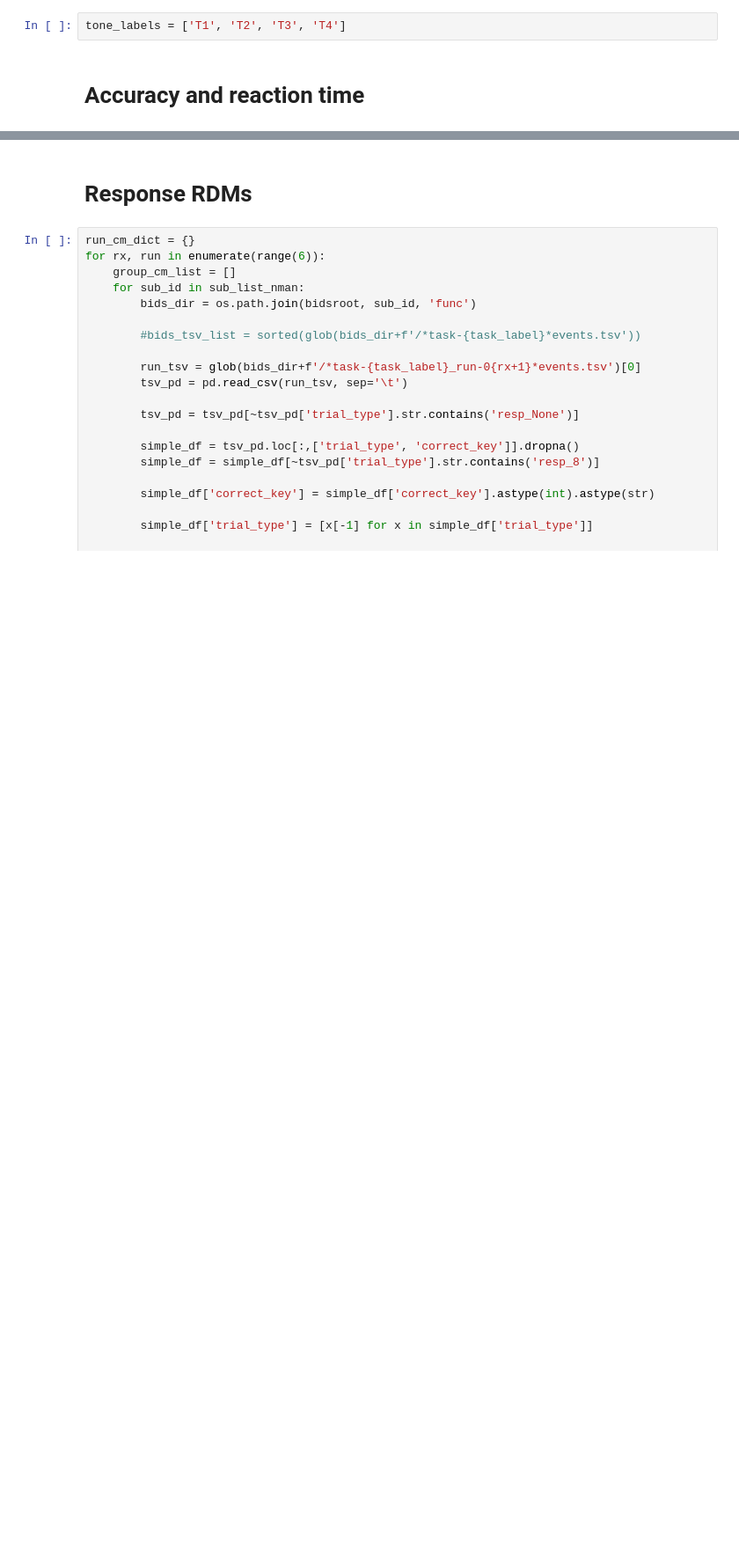
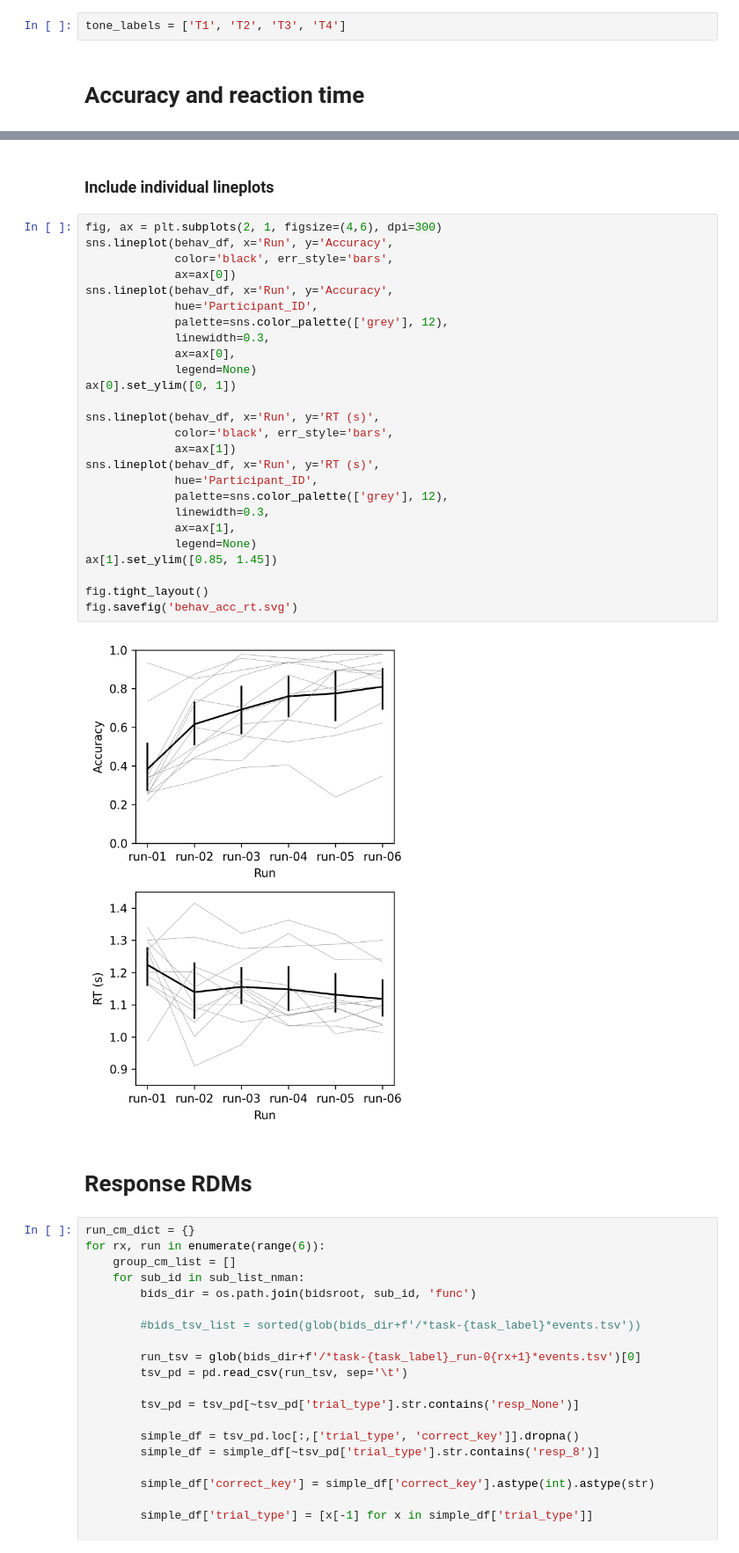
Before and after one commit to sitek/auditory_category_learning, a Jupyter notebook: behav_conversion/behavior_analysis.ipynb, the cells around one changed output, grey strips where cells are left out. Shown at 88% size. Saved outputs shown, nothing was run; the diff lists cells and outputs as text; blank space fills up the shorter version.

```diff
--- a/behav_conversion/behavior_analysis.ipynb
+++ b/behav_conversion/behavior_analysis.ipynb
@@ -145,3 +195,33 @@ ax.legend(loc="lower right",
+# %% [markdown]
+### Include individual lineplots
+# %%
+fig, ax = plt.subplots(2, 1, figsize=(4,6), dpi=300)
+sns.lineplot(behav_df, x='Run', y='Accuracy',
+             color='black', err_style='bars',
+             ax=ax[0])
+sns.lineplot(behav_df, x='Run', y='Accuracy',
+             hue='Participant_ID',
+             palette=sns.color_palette(['grey'], 12),
+             linewidth=0.3,
+             ax=ax[0],
+             legend=None)
+ax[0].set_ylim([0, 1])
+
+sns.lineplot(behav_df, x='Run', y='RT (s)',
+             color='black', err_style='bars',
+             ax=ax[1])
+sns.lineplot(behav_df, x='Run', y='RT (s)',
+             hue='Participant_ID',
+             palette=sns.color_palette(['grey'], 12),
+             linewidth=0.3,
+             ax=ax[1],
+             legend=None)
+ax[1].set_ylim([0.85, 1.45])
+
+fig.tight_layout()
+fig.savefig('behav_acc_rt.svg')
+# %% [output]
+[figure, added]
 # %% [markdown]
 # Response RDMs
 # %%
```
Also changed, not shown: parts of 17 cells of this notebook, 6 other files.
